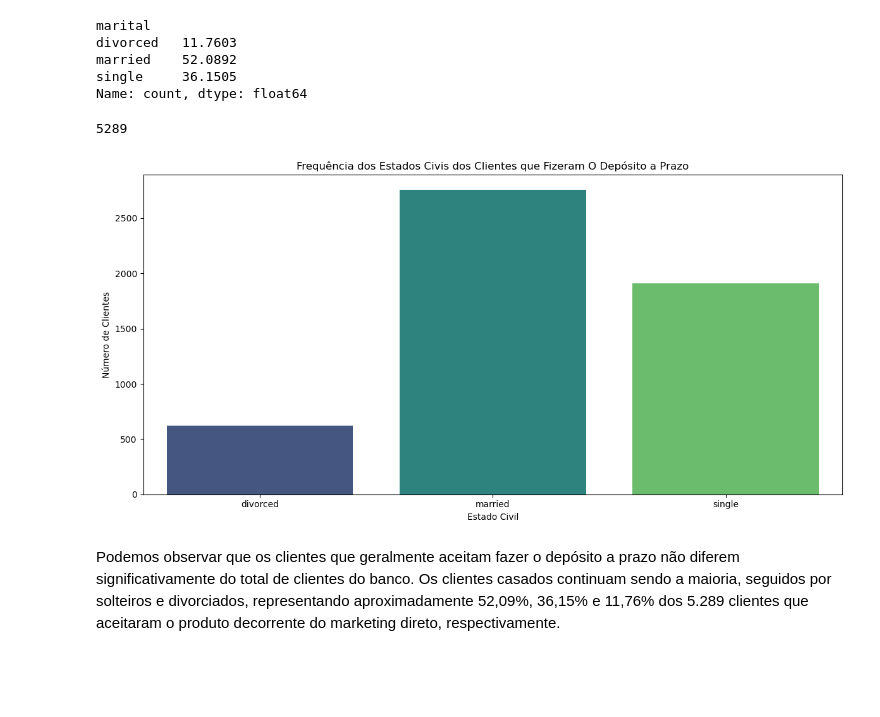
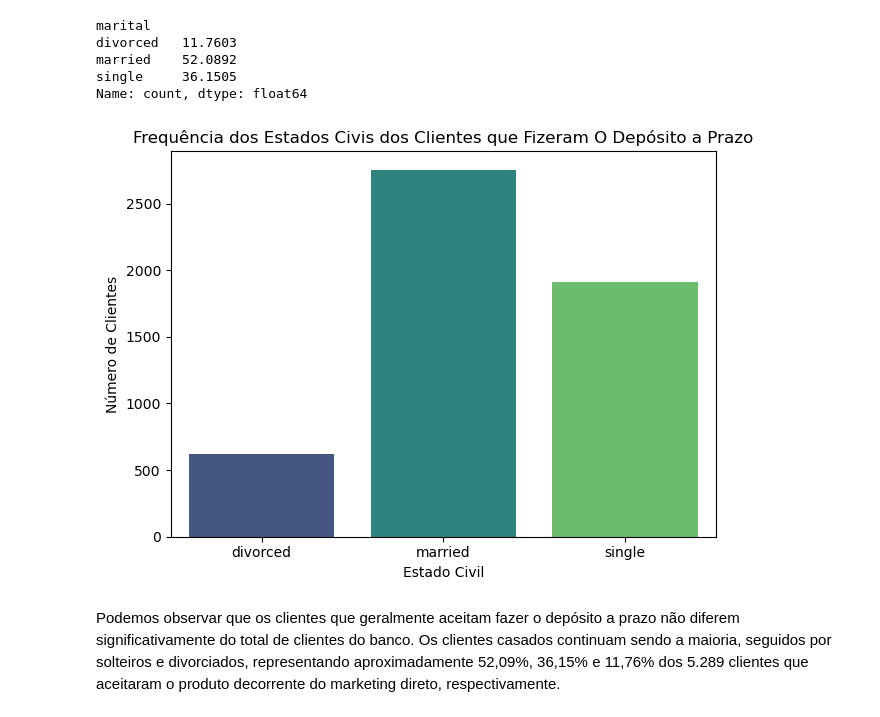
Before and after one commit to gabrieldadcarvalho/machine_learning, a Jupyter notebook: pjt_final/data_understanding.ipynb, the cells around one changed output. Saved outputs shown, nothing was run; the diff lists cells and outputs as text; code cells hidden in the pictures; blank space fills up the shorter version.

```diff
--- a/pjt_final/data_understanding.ipynb
+++ b/pjt_final/data_understanding.ipynb
@@ -333,20 +342,16 @@ divorced   11.7603
 married    52.0892
 single     36.1505
 Name: count, dtype: float64
-# %%
-marital_yes_counts.sum()
-# %% [output]
-5289
 # %%
-plt.figure(figsize=(12,6))
+# Criando um gráfico de frequencia para clientes que aceitaram o produto
 sns.barplot(x=marital_yes_counts.index, y=marital_yes_counts.values, palette='viridis')
 plt.title('Frequência dos Estados Civis dos Clientes que Fizeram O Depósito a Prazo')
 plt.xlabel('Estado Civil')
 plt.ylabel('Número de Clientes')
 #plt.xticks(rotation=90)
 plt.tight_layout()
 # %% [output]
-[figure, old version]
+[figure, new version]
 # %% [markdown]
 Podemos observar que os clientes que geralmente aceitam fazer o depósito a prazo não diferem significativamente do total de clientes do banco. Os clientes casados continuam sendo a maioria, seguidos por solteiros e divorciados, representando aproximadamente 52,09%, 36,15% e 11,76% dos 5.289 clientes que aceitaram o produto decorrente do marketing direto, respectivamente.
 # %% [markdown]
```
Also changed, not shown: parts of 34 cells of this notebook.
